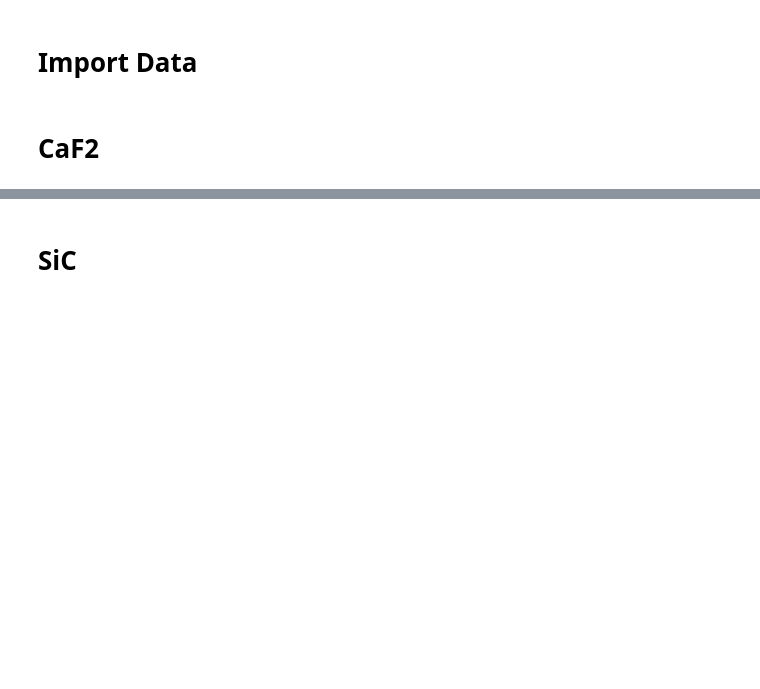
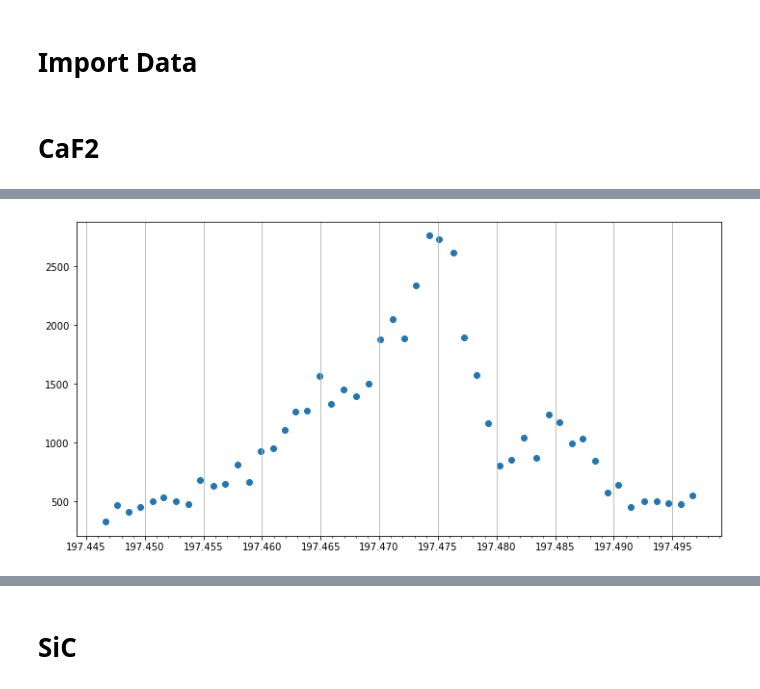
Before and after one commit to funkyguts/Angela-Honours, a Jupyter notebook: analysis/Zeeman Spectra.ipynb, the cells around one changed output, grey strips where cells are left out. Saved outputs shown, nothing was run; the diff lists cells and outputs as text; code cells hidden in the pictures; blank space fills up the shorter version.

```diff
--- a/analysis/Zeeman Spectra.ipynb
+++ b/analysis/Zeeman Spectra.ipynb
@@ -392,0 +428,13 @@ KeyboardInterrupt:
+# %%
+df = CaF_all_freqsVpeaks['1518.061']['7.000A']
+f = df['Frequencies (MHz)']
+c = df['Counts']
+fig, ax = plt.subplots(1, figsize = (12, 6))
+ax.scatter(f/1e6, c)
+ax.xaxis.set_major_locator(ticker.MultipleLocator(0.005))
+ax.xaxis.set_minor_locator(ticker.MultipleLocator(0.001))
+ax.ticklabel_format(useOffset = False)
+ax.grid(axis = 'x', visible = True)
+plt.show()
+# %% [output]
+[figure, added]
```
Also changed, not shown: parts of 15 cells of this notebook, 7 other files.
